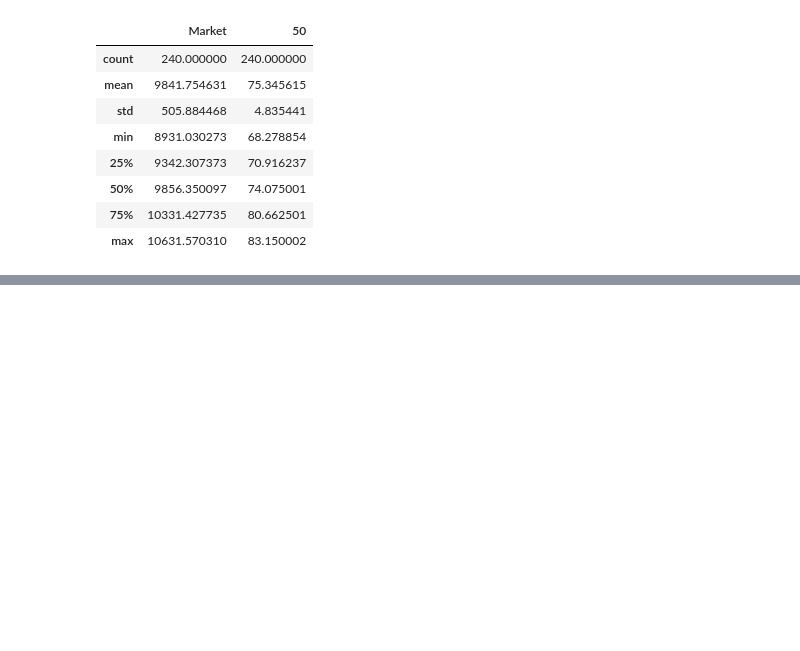
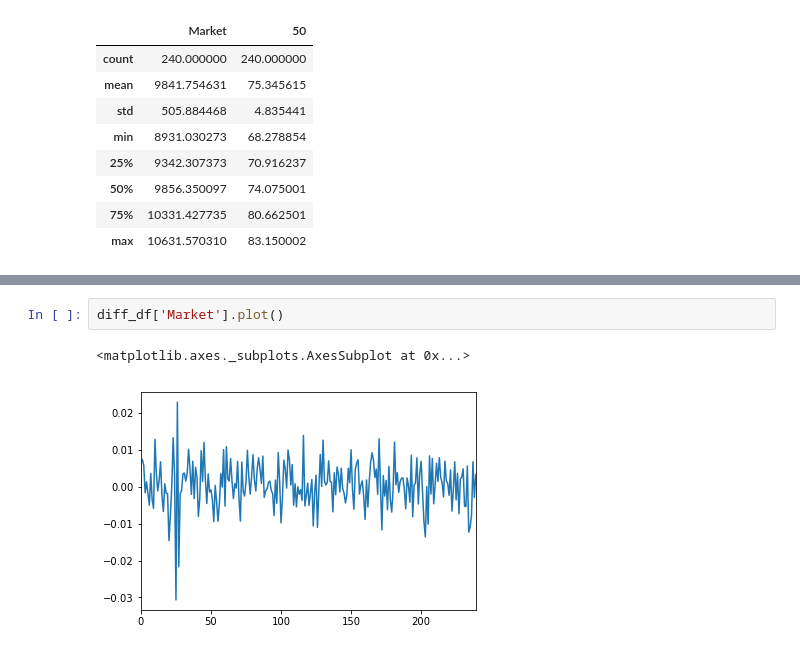
Before and after one commit to Komegaga/data_analysis, a Jupyter notebook: linear_regression/main.ipynb, the cells around one changed output, grey strips where cells are left out. Cells and saved outputs as stored; diff of their text form; blank space fills up the shorter version.

```diff
--- a/linear_regression/main.ipynb
+++ b/linear_regression/main.ipynb
@@ -51,0 +91,5 @@ fifty.plot()
+# %%
+diff_df['Market'].plot()
+# %% [output]
+<matplotlib.axes._subplots.AxesSubplot at 0x...>
+[figure, added]
```
Also changed, not shown: parts of 35 cells of this notebook.
